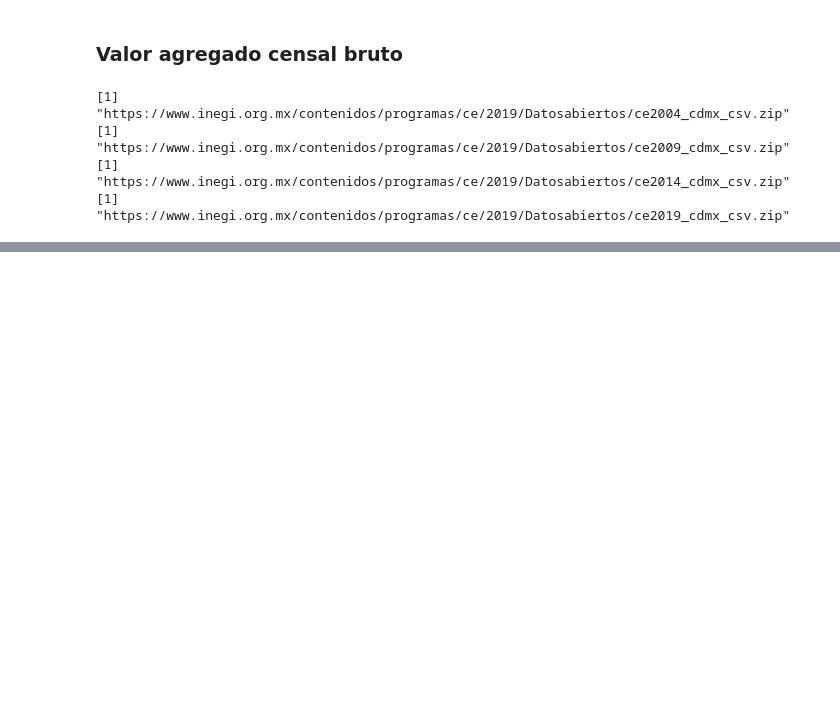
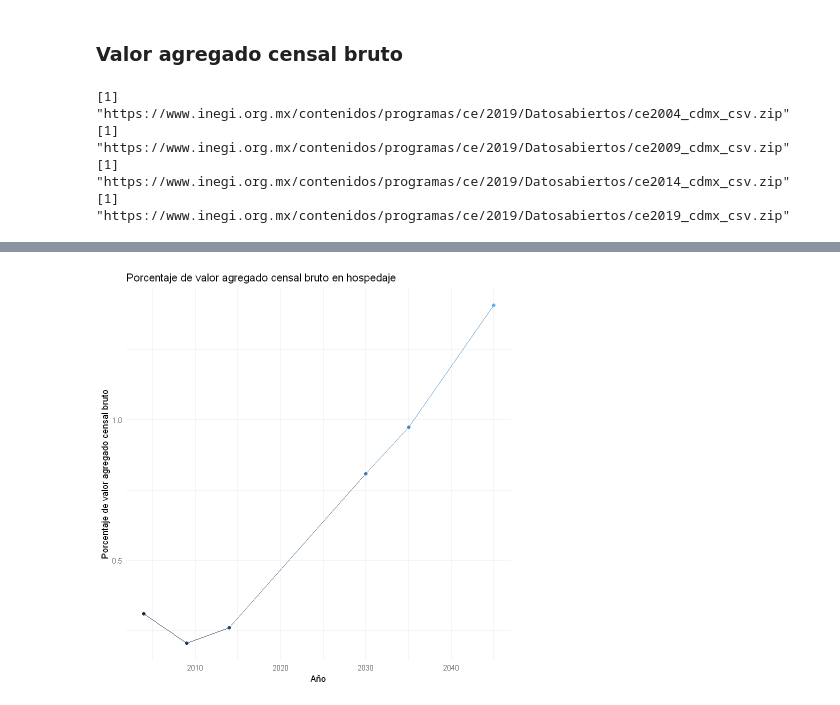
Before and after one commit to cpyp-ipdp/pgd_cdmx, a Jupyter notebook: indicadores/turismo/indicadores_turismo_pgd.ipynb, the cells around one changed output, grey strips where cells are left out. Drawn from its saved outputs; the diff is of its cells as text; code cells hidden in the pictures; blank space fills up the shorter version.

```diff
--- a/indicadores/turismo/indicadores_turismo_pgd.ipynb
+++ b/indicadores/turismo/indicadores_turismo_pgd.ipynb
@@ -638,3 +835,7 @@ A tibble: 4 × 4
 | 2009 | 1332929.0 | 2735.351 | 0.2052136 |
 | 2014 | 1535020.7 | 3991.001 | 0.2599966 |
 | 2019 | 2292636.5 | 12353.472 | 0.5388326 |
+# %%
+#Calcular tasa de crecimiento media anual de 2009 a 2019
+tcma<-((censos$porcentaje[censos$year==2019]/censos$porcentaje[censos$year==2004])^(1/(2019-2004))-1)
+tcma
@@ -640,0 +844,6 @@ A tibble: 4 × 4
+# %%
+
+censos_extended<-data.frame(year=2020:2045)
+censos_extended$porcentaje <- censos$porcentaje[censos$year == 2019] *
+                                           cumprod(rep(1 + tcma, length(2020:2045)))
+censos_extended
@@ -640,0 +870,7 @@ A tibble: 4 × 4
+# %%
+#Pegar datos
+censos_final<-bind_rows(censos,censos_extended)%>%
+#Filtrar 2004, 2009, 2014, 2030, 2035 y 2045
+filter(year %in% c(2004,2009,2014,2030,2035,2045))%>%
+select(year,porcentaje)
+censos_final
@@ -640,0 +887,9 @@ A tibble: 4 × 4
+# %%
+#Graficar
+censos_final%>%
+ggplot(aes(x=year, y=porcentaje, color=year))+
+geom_line()+geom_point()+
+labs(title="Porcentaje de valor agregado censal bruto en hospedaje",x="Año",y="Porcentaje de valor agregado censal bruto")+theme_minimal()+
+theme(legend.position = "none")
+# %% [output]
+[figure, added]
```
Also changed, not shown: parts of 26 cells of this notebook.
